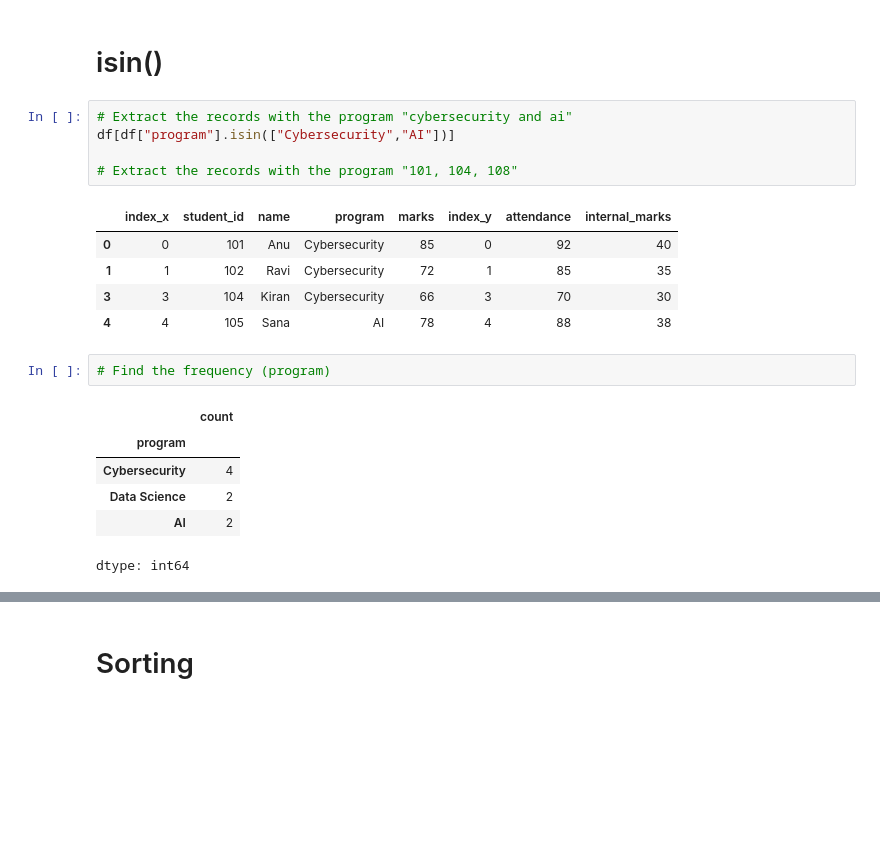
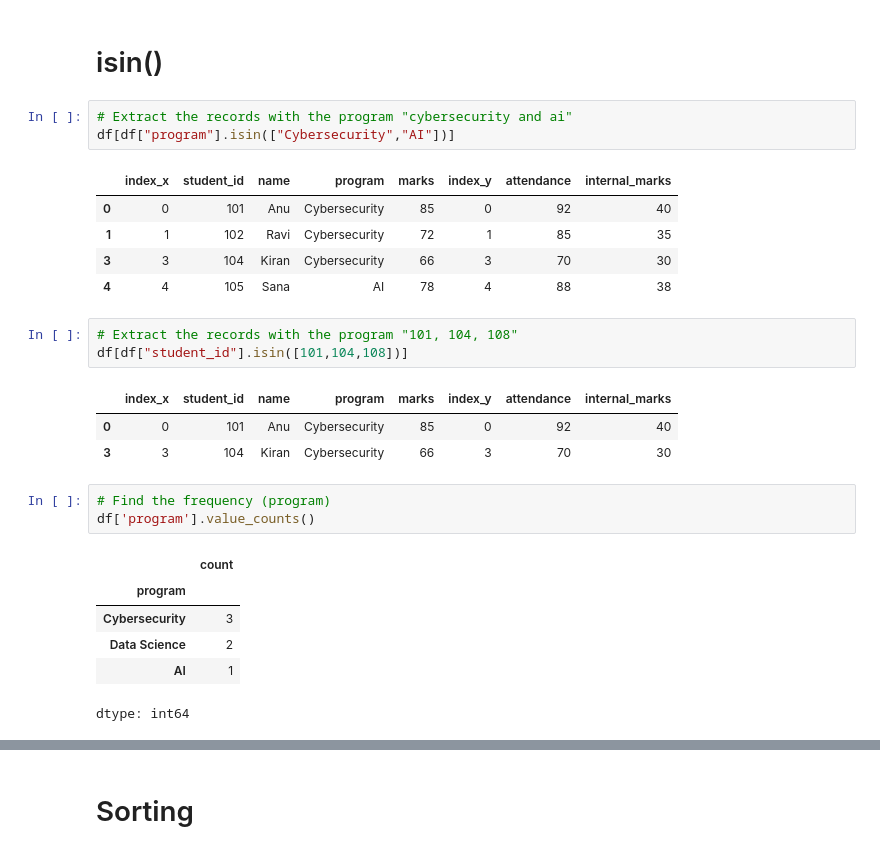
Before and after one commit to Sru-j/daily_lab_activities, a Jupyter notebook: pandas_dataframeII_S.ipynb, the cells around one changed output, grey strips where cells are left out. Cells and saved outputs as stored; diff of their text form; blank space fills up the shorter version.

```diff
--- a/pandas_dataframeII_S.ipynb
+++ b/pandas_dataframeII_S.ipynb
@@ -276,25 +276,31 @@ perform data conversion based on your dataframe
 # Index manipulation
 # %% [markdown]
 #  isin()
+# %%
+# Extract the records with the program "cybersecurity and ai"
+df[df["program"].isin(["Cybersecurity","AI"])]
+# %% [output]
+|  | index_x | student_id | name | program | marks | index_y | attendance | internal_marks |
+| 0 | 0 | 101 | Anu | Cybersecurity | 85 | 0 | 92 | 40 |
+| 1 | 1 | 102 | Ravi | Cybersecurity | 72 | 1 | 85 | 35 |
+| 3 | 3 | 104 | Kiran | Cybersecurity | 66 | 3 | 70 | 30 |
+| 4 | 4 | 105 | Sana | AI | 78 | 4 | 88 | 38 |
 # %%
-# Extract the records with the program "cybersecurity and ai"
-df[df["program"].isin(["Cybersecurity","AI"])]
-
 # Extract the records with the program "101, 104, 108"
+df[df["student_id"].isin([101,104,108])]
 # %% [output]
 |  | index_x | student_id | name | program | marks | index_y | attendance | internal_marks |
 | 0 | 0 | 101 | Anu | Cybersecurity | 85 | 0 | 92 | 40 |
-| 1 | 1 | 102 | Ravi | Cybersecurity | 72 | 1 | 85 | 35 |
 | 3 | 3 | 104 | Kiran | Cybersecurity | 66 | 3 | 70 | 30 |
-| 4 | 4 | 105 | Sana | AI | 78 | 4 | 88 | 38 |
 # %%
 # Find the frequency (program)
+df['program'].value_counts()
 # %% [output]
 |  | count |
 | program |  |
-| Cybersecurity | 4 |
+| Cybersecurity | 3 |
 | Data Science | 2 |
-| AI | 2 |
+| AI | 1 |
 dtype: int64
 # %%
 df['program'].value_counts().plot(kind='bar')
```
Also changed, not shown: parts of 3 cells of this notebook.
